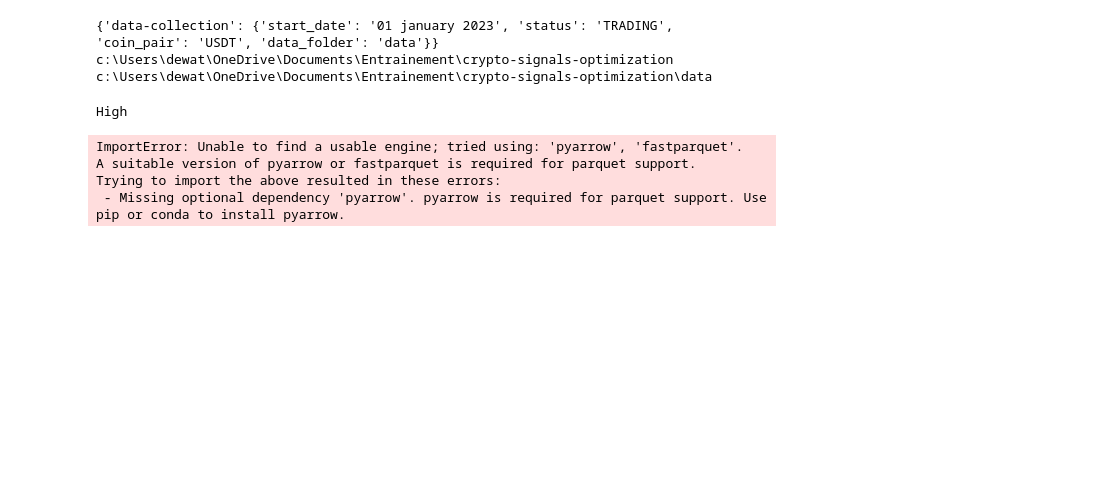
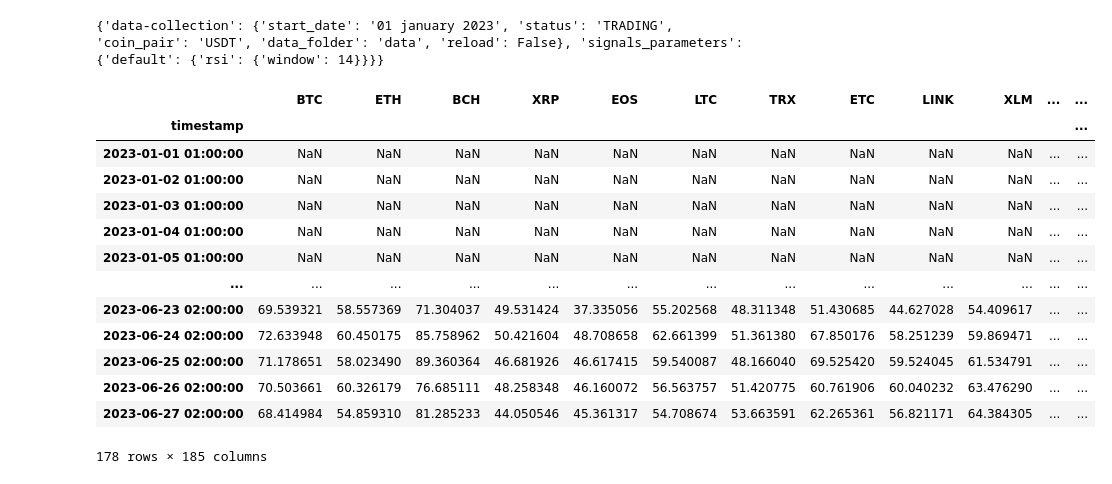
Before and after one commit to albertdwtg/crypto-signals-optimization, a Jupyter notebook: sandbox.ipynb, the cells around one changed output. Cells and saved outputs as stored; diff of their text form; code cells hidden in the pictures; blank space fills up the shorter version.

Commit message:
first signal is created

```diff
--- a/sandbox.ipynb
+++ b/sandbox.ipynb
@@ -1,6 +1,6 @@
 # %%
 import yaml
-from src.data_collection import collect_coins_data
+from src.data_collection import collect_coins_data, load_data
 def get_config_values(config_file_path: str)-> dict:
     """Function that returns all config values contained in a config file
 
@@ -22,16 +22,30 @@ def get_config_values(config_file_path: str)-> dict:
 config_values = get_config_values("config.yaml")
 print(config_values)
 
-collect_coins_data(config_values["data-collection"]["start_date"],
+hist = load_data(config_values["data-collection"]["reload"],config_values["data-collection"]["start_date"],
                    config_values["data-collection"]["coin_pair"],
                    config_values["data-collection"]["status"],
                    config_values["data-collection"]["data_folder"])
 # %% [output]
-{'data-collection': {'start_date': '01 january 2023', 'status': 'TRADING', 'coin_pair': 'USDT', 'data_folder': 'data'}}
-c:\Users\dewat\OneDrive\Documents\Entrainement\crypto-signals-optimization
-c:\Users\dewat\OneDrive\Documents\Entrainement\crypto-signals-optimization\data
+{'data-collection': {'start_date': '01 january 2023', 'status': 'TRADING', 'coin_pair': 'USDT', 'data_folder': 'data', 'reload': False}, 'signals_parameters': {'default': {'rsi': {'window': 14}}}}
-High
-ImportError: Unable to find a usable engine; tried using: 'pyarrow', 'fastparquet'.
-A suitable version of pyarrow or fastparquet is required for parquet support.
-Trying to import the above resulted in these errors:
- - Missing optional dependency 'pyarrow'. pyarrow is required for parquet support. Use pip or conda to install pyarrow.
+# %%
+rsi_params = config_values["signals_parameters"]["default"]["rsi"]
+from src.signals_creation import get_rsi
+signal = get_rsi(hist, 1, **rsi_params)
+# %%
+signal
+# %% [output]
+|  | BTC | ETH | BCH | XRP | EOS | LTC | TRX | ETC | LINK | XLM | ... | ... |
+| timestamp |  |  |  |  |  |  |  |  |  |  |  | ... |
+| 2023-01-01 01:00:00 | NaN | NaN | NaN | NaN | NaN | NaN | NaN | NaN | NaN | NaN | ... | ... |
+| 2023-01-02 01:00:00 | NaN | NaN | NaN | NaN | NaN | NaN | NaN | NaN | NaN | NaN | ... | ... |
+| 2023-01-03 01:00:00 | NaN | NaN | NaN | NaN | NaN | NaN | NaN | NaN | NaN | NaN | ... | ... |
+| 2023-01-04 01:00:00 | NaN | NaN | NaN | NaN | NaN | NaN | NaN | NaN | NaN | NaN | ... | ... |
+| 2023-01-05 01:00:00 | NaN | NaN | NaN | NaN | NaN | NaN | NaN | NaN | NaN | NaN | ... | ... |
+| ... | ... | ... | ... | ... | ... | ... | ... | ... | ... | ... | ... | ... |
+| 2023-06-23 02:00:00 | 69.539321 | 58.557369 | 71.304037 | 49.531424 | 37.335056 | 55.202568 | 48.311348 | 51.430685 | 44.627028 | 54.409617 | ... | ... |
+| 2023-06-24 02:00:00 | 72.633948 | 60.450175 | 85.758962 | 50.421604 | 48.708658 | 62.661399 | 51.361380 | 67.850176 | 58.251239 | 59.869471 | ... | ... |
+| 2023-06-25 02:00:00 | 71.178651 | 58.023490 | 89.360364 | 46.681926 | 46.617415 | 59.540087 | 48.166040 | 69.525420 | 59.524045 | 61.534791 | ... | ... |
+| 2023-06-26 02:00:00 | 70.503661 | 60.326179 | 76.685111 | 48.258348 | 46.160072 | 56.563757 | 51.420775 | 60.761906 | 60.040232 | 63.476290 | ... | ... |
+| 2023-06-27 02:00:00 | 68.414984 | 54.859310 | 81.285233 | 44.050546 | 45.361317 | 54.708674 | 53.663591 | 62.265361 | 56.821171 | 64.384305 | ... | ... |
+178 rows × 185 columns
```
Also changed, not shown: 10 other files.
